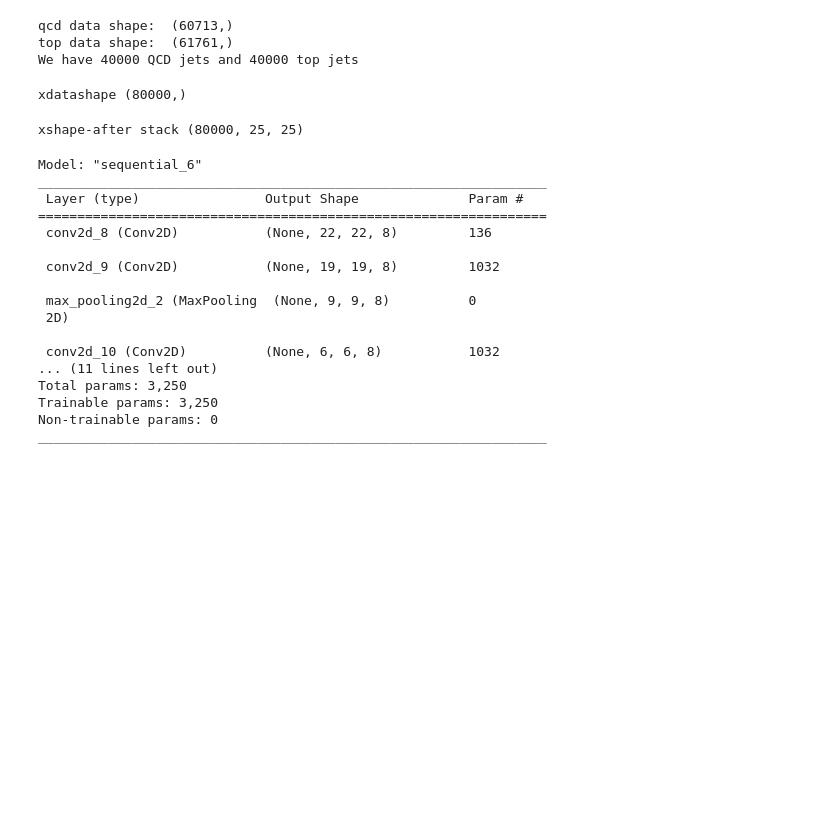
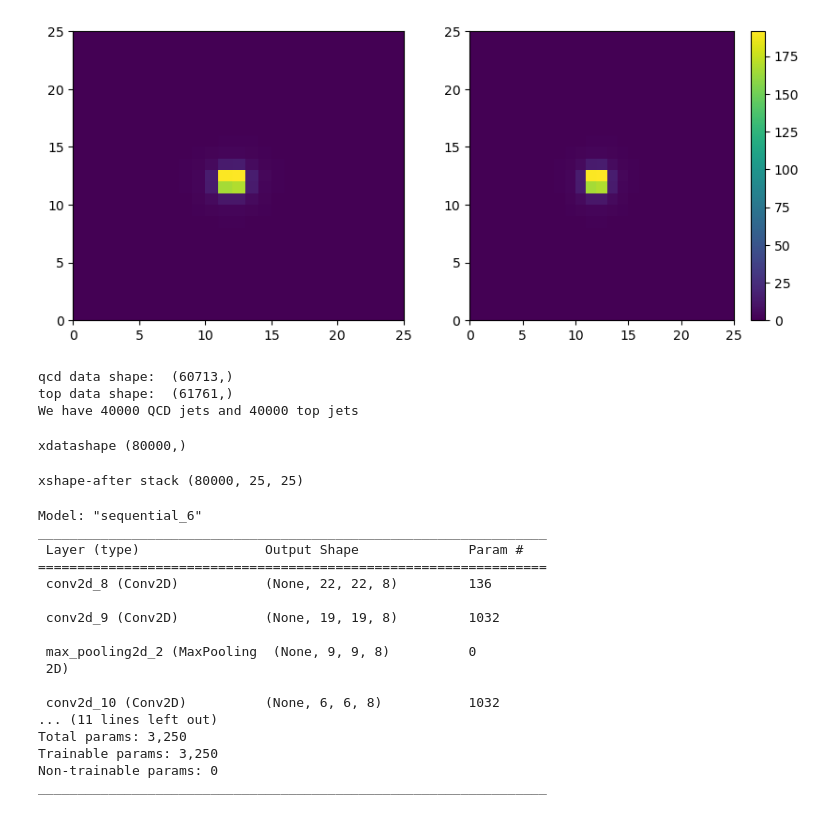
Before and after one commit to LuieGlover/dissertaion_project_uom, a Jupyter notebook: CNN_for_jettagging.ipynb, the cells around one changed output. Cells and saved outputs as stored; diff of their text form; code cells hidden in the pictures; blank space fills up the shorter version.

Commit message:
added ability to visualise the data

```diff
--- a/CNN_for_jettagging.ipynb
+++ b/CNN_for_jettagging.ipynb
@@ -53,3 +62,14 @@ top_data = top_npz_file['arr_0']
+# %%
+mean_along_column_qcd = np.mean(x_data, axis=0)
+mean_along_column_top = np.mean(x_data, axis=0)
+# %%
+fig, ax = plt.subplots(nrows=1, ncols=2, figsize=(10,4))
+psm1 = ax[0].pcolormesh(mean_along_column_qcd)
+fig.colorbar(psm1)
+psm2 = ax[1].pcolormesh(mean_along_column_top)
+#fig.savefig(os.path.join(os.path.dirname(notebook_path), "data_visualised.png"))
+# %% [output]
+[figure, added]
 # %%
 print("qcd data shape: ", qcd_data.shape)
 print("top data shape: ",top_data.shape)
```
Also changed, not shown: parts of 4 cells of this notebook.
